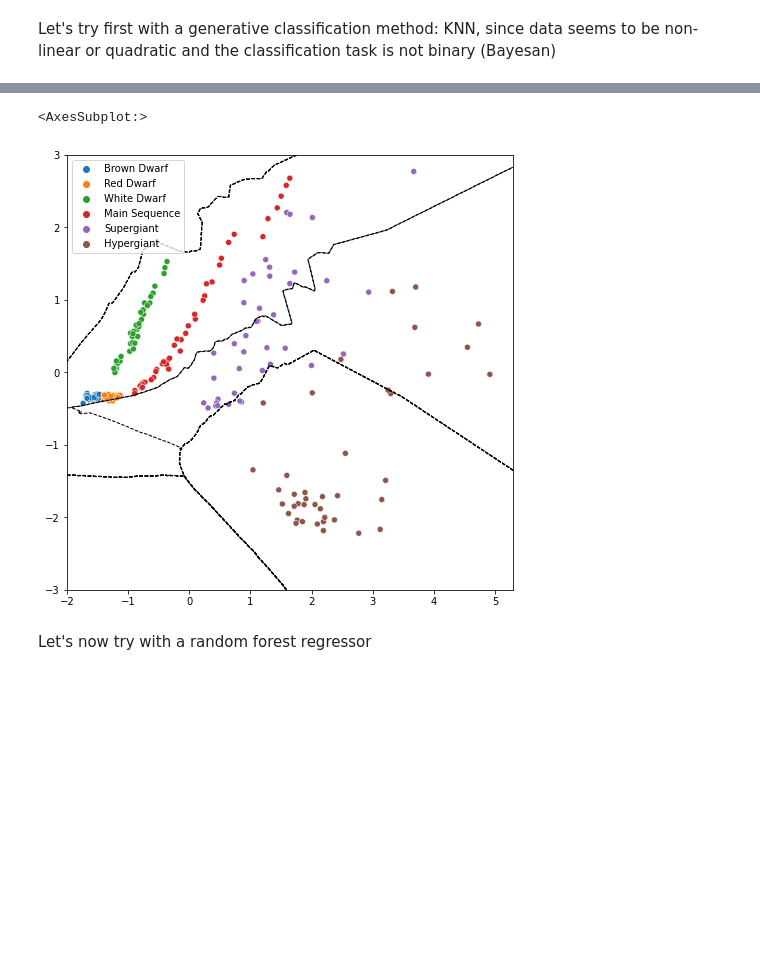
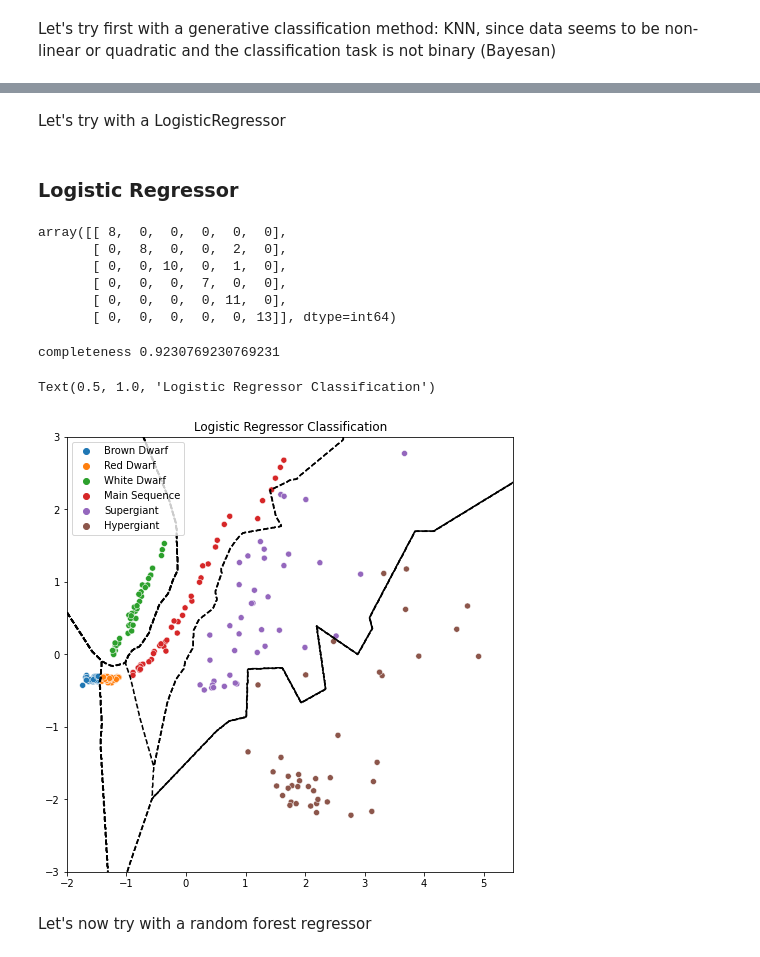
Before and after one commit to ludovicobizzarri/astrostatistics_bicocca_2024, a Jupyter notebook: working/Lesson 15/HR diagram.ipynb, the cells around one changed output, grey strips where cells are left out. Saved outputs shown, nothing was run; the diff lists cells and outputs as text; code cells hidden in the pictures; blank space fills up the shorter version.

```diff
--- a/working/Lesson 15/HR diagram.ipynb
+++ b/working/Lesson 15/HR diagram.ipynb
@@ -335,0 +359,4 @@ contamination 0.0
+# %% [markdown]
+Let's try with a LogisticRegressor
+# %% [markdown]
+### Logistic Regressor
@@ -336,23 +367,43 @@ contamination 0.0
+# %%
+confusion_matrix(y_test,y_pred_knc)
+# %% [output]
+array([[ 8,  0,  0,  0,  0,  0],
+       [ 0,  8,  0,  0,  2,  0],
+       [ 0,  0, 10,  0,  1,  0],
+       [ 0,  0,  0,  7,  0,  0],
+       [ 0,  0,  0,  0, 11,  0],
+       [ 0,  0,  0,  0,  0, 13]], dtype=int64)
+# %%
+completeness_lr, contamination_lr = completeness_contamination(y_pred_lr, y_test)
+
+print("completeness", completeness_lr)
+#print("contamination", contamination_lr)
+# %% [output]
+completeness 0.9230769230769231
 # %%
 # plot the result of the classification
 fig = plt.figure(figsize=(8,8))
 
 # compute the decision boundaries:
-xlim = (-2,5.3)
+xlim = (-2,5.5)
 ylim = (-3,3)
 
 xx,yy = np.meshgrid(np.linspace(xlim[0],xlim[1],1000),
                     np.linspace(ylim[0],ylim[1],1000))
 
-Z = knc_clf.predict(np.c_[yy.ravel(),xx.ravel()])
+xystack = np.vstack([xx.ravel(),yy.ravel()])
+Xgrid = xystack.T
+
+Z = knc_clf.predict(Xgrid)
 Z = Z.reshape(xx.shape)
-
-plt.contour(xx,yy,Z,colors='k',linestyles='dashed',linewidths=1)
+plt.contour(xx,yy,Z,colors='k',linestyles='dashed')
 
 sns.scatterplot(x=X_transf_scaled[:,0], y=X_transf_scaled[:,1], hue=labels)
+
+plt.title('Logistic Regressor Classification')
 # %% [output]
-<AxesSubplot:>
+Text(0.5, 1.0, 'Logistic Regressor Classification')
-[figure, old version]
+[figure, new version]
 # %% [markdown]
 Let's now try with a random forest regressor
 # %% [markdown]
```
Also changed, not shown: parts of 16 cells of this notebook.
